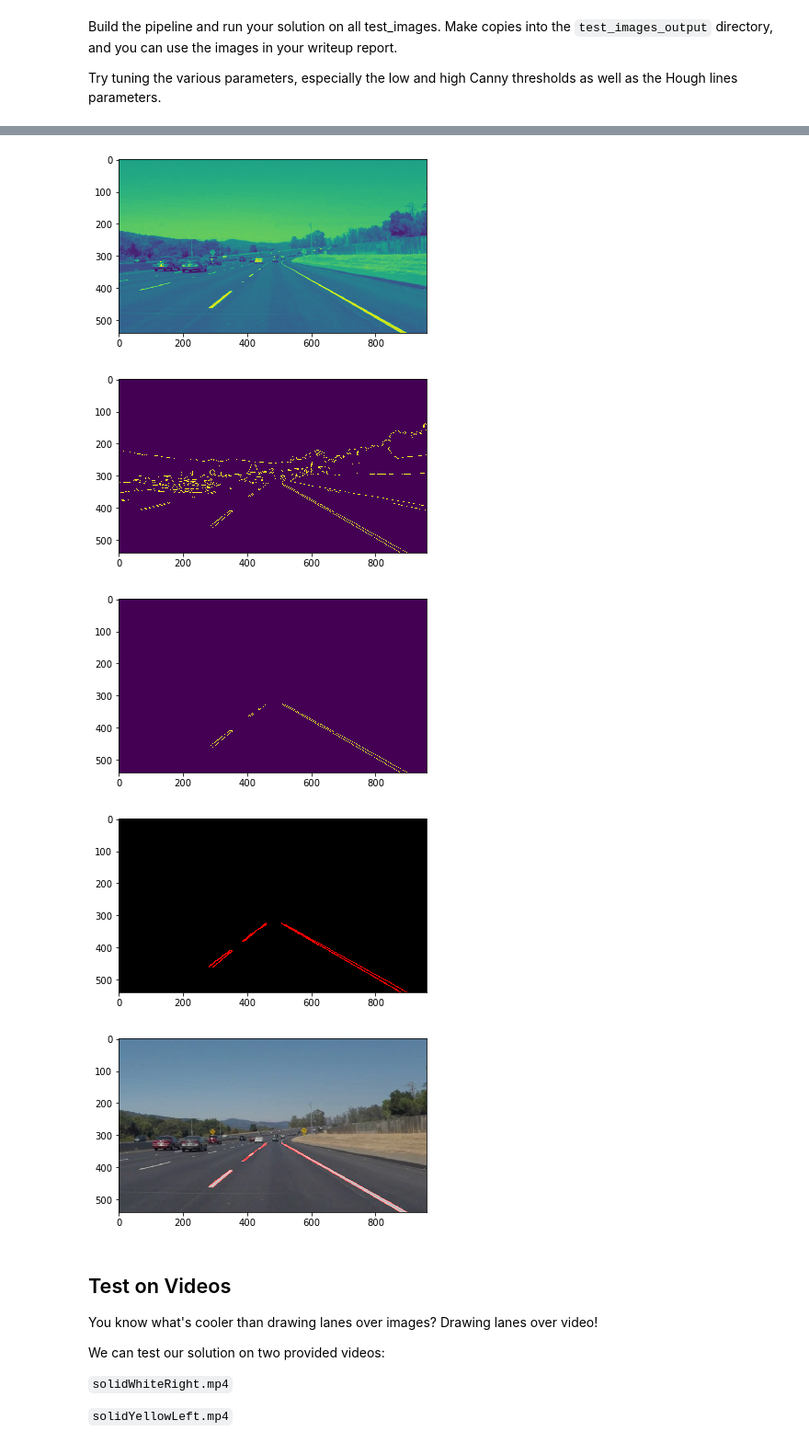
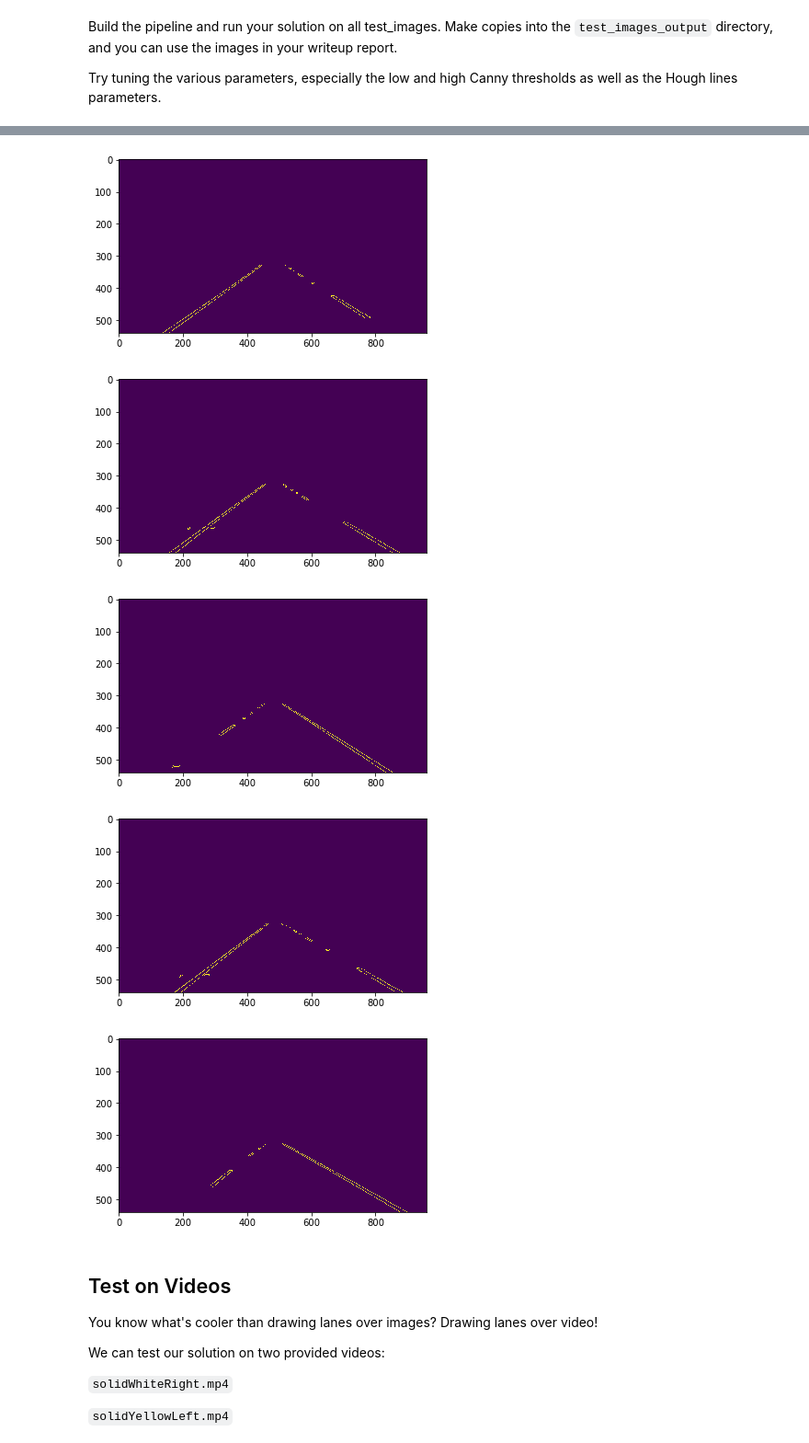
Before and after one commit to faabdal1/Udacity_nanodegree, a Jupyter notebook: Project_1_Finding_lanes/P1.ipynb, the cells around one changed output, grey strips where cells are left out. Shown at 92% size. Saved outputs shown, nothing was run; the diff lists cells and outputs as text; code cells hidden in the pictures.

```diff
--- a/Project_1_Finding_lanes/P1.ipynb
+++ b/Project_1_Finding_lanes/P1.ipynb
@@ -190,53 +230,43 @@ Try tuning the various parameters, especially the low and high Canny thresholds
 # TODO: Build your pipeline that will draw lane lines on the test_images
 # then save them to the test_images_output directory.
 
+for i in range(len(list)):
+    if list[i]==".DS_Store":
+        continue
+    else:
+        #Read image from list
+        image = mpimg.imread('test_images/{}'.format(list[i]))
 
-for i in range(len(list)):
-    #Read image
-    image = mpimg.imread('test_images/{}'.format(list[i]))
-    print(list[i])
+        #Convert the image to grayscale
+        gray = grayscale(image)
 
-    #Convert the image to grayscale
-    gray = grayscale(image)
+        #Define a kernel size and apply Gaussian smoothing
+        kernel_size = 5
+        blur_gray = gaussian_blur(gray, kernel_size)
 
-    #Define a kernel size and apply Gaussian smoothing
-    kernel_size = 5
-    blur_gray = gaussian_blur(gray, kernel_size)
+        #Define parameter for Canny edge and apply
+        low_threshold = 50
+        high_threshold = 150
+        edges = canny(blur_gray, low_threshold, high_threshold)
 
-    #Define parameter for Canny edge and apply
-    low_threshold = 50
-    high_threshold = 150
-    edges = canny(blur_gray, low_threshold, high_threshold)
+        #Define region of interest and apply to edges
+        imshape = image.shape
+        vertices = np.array([[(0,imshape[0]),(450, 325), (510, 325), (imshape[1],imshape[0])]], dtype=np.int32)
+        masked_image = region_of_interest(edges,vertices)
 
-    #Define region of interest and apply to edges
-    imshape = image.shape
-    vertices = np.array([[(0,imshape[0]),(450, 325), (510, 325), (imshape[1],imshape[0])]], dtype=np.int32)
-    masked_image = region_of_interest(edges,vertices)
+        #Define the Hough transform parameters
 
-    #Define the Hough transform parameters
+        rho = 1 # distance resolution in pixels of the Hough grid
+        theta = np.pi/180 # angular resolution in radians of the Hough grid
+        threshold = 35   # minimum number of votes (intersections in Hough grid cell)
+        min_line_length = 40 #minimum number of pixels making up a line
+        max_line_gap = 50 # maximum gap in pixels between connectable line segments
 
-    rho = 3 # distance resolution in pixels of the Hough grid
-    theta = np.pi/180 # angular resolution in radians of the Hough grid
-    threshold = 20   # minimum number of votes (intersections in Hough grid cell)
-    min_line_length = 30 #minimum number of pixels making up a line
-    max_line_gap = 17 # maximum gap in pixels between connectable line segments
+        line_img = hough_lines(masked_image, rho, theta, threshold, min_line_length, max_line_gap)
 
-    line_img = hough_lines(masked_image, rho, theta, threshold, min_line_length, max_line_gap)
+        new_img = weighted_img(line_img,image)
+        plt.figure()
+        plt.imshow(masked_image)
 
-    new_img = weighted_img(line_img,image)
-
-    cv2.imwrite('test_images_output/{}'.format(list[i]), cv2.cvtColor(new_img, cv2.COLOR_RGB2BGR))
-
-plt.figure()
-plt.imshow(image)
-plt.figure()
-plt.imshow(gray)
-plt.figure()
-plt.imshow(edges)
-plt.figure()
-plt.imshow(masked_image)
-plt.figure()
-plt.imshow(line_img)
-plt.figure()
-plt.imshow(new_img)
+        cv2.imwrite('test_images_output/{}'.format(list[i]), cv2.cvtColor(new_img, cv2.COLOR_RGB2BGR))
 # %% [output]
@@ -251,8 +274,8 @@ solidWhiteCurve.jpg
-[figure, old version]
+[figure, new version]
-[figure, old version]
+[figure, new version]
-[figure, old version]
+[figure, new version]
-[figure, old version]
+[figure, new version]
-[figure, old version]
+[figure, new version]
 # %% [markdown]
 ## Test on Videos
 
```
Also changed, not shown: parts of 8 cells of this notebook, 13 other files.
